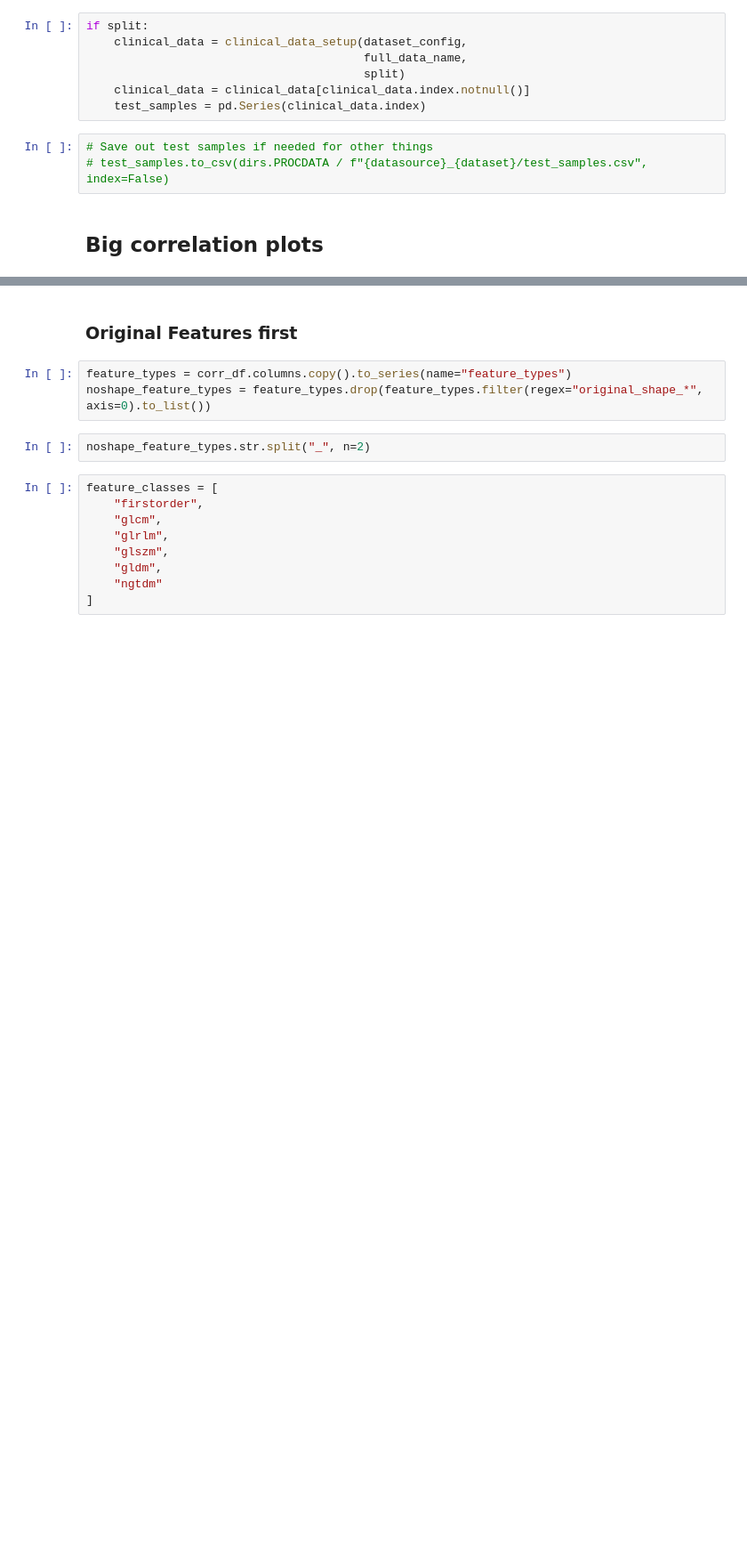
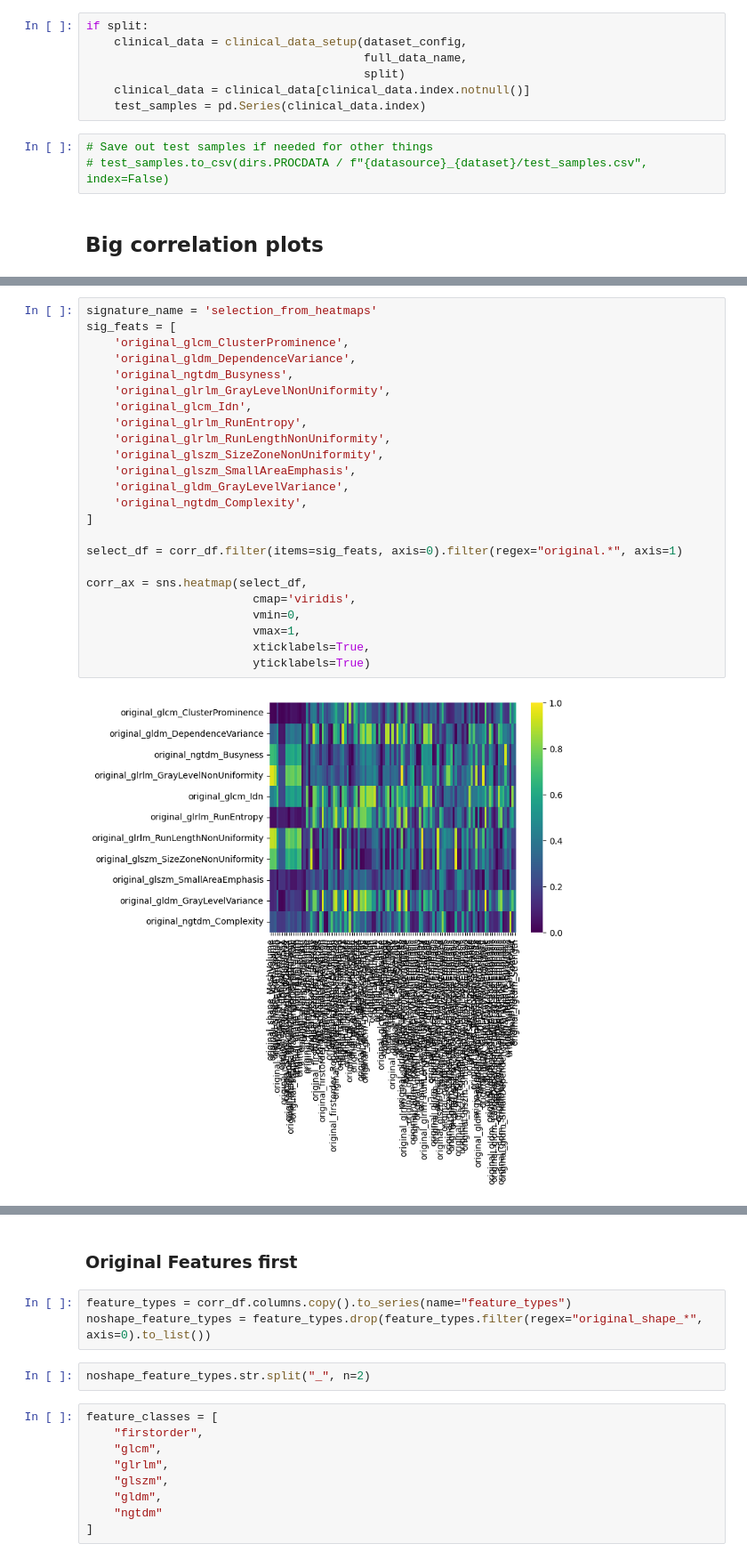
Before and after one commit to bhklab/readii_2_roqc, a Jupyter notebook: sandbox/visualization/radiomic_feature_correlations_2026.ipynb, the cells around one changed output, grey strips where cells are left out. Shown at 89% size. Drawn from its saved outputs; the diff is of its cells as text; blank space fills up the shorter version.

```diff
--- a/sandbox/visualization/radiomic_feature_correlations_2026.ipynb
+++ b/sandbox/visualization/radiomic_feature_correlations_2026.ipynb
@@ -52,0 +71,26 @@ corr_df = pd.read_csv(self_corr_path, index_col=0)
+# %%
+signature_name = 'selection_from_heatmaps'
+sig_feats = [
+    'original_glcm_ClusterProminence',
+    'original_gldm_DependenceVariance',
+    'original_ngtdm_Busyness',
+    'original_glrlm_GrayLevelNonUniformity',
+    'original_glcm_Idn',
+    'original_glrlm_RunEntropy',
+    'original_glrlm_RunLengthNonUniformity',
+    'original_glszm_SizeZoneNonUniformity',
+    'original_glszm_SmallAreaEmphasis',
+    'original_gldm_GrayLevelVariance',
+    'original_ngtdm_Complexity',
+]
+
+select_df = corr_df.filter(items=sig_feats, axis=0).filter(regex="original.*", axis=1)
+
+corr_ax = sns.heatmap(select_df,
+                        cmap='viridis',
+                        vmin=0,
+                        vmax=1,
+                        xticklabels=True,
+                        yticklabels=True)
+# %% [output]
+[figure, added]
```
Also changed, not shown: parts of 19 cells of this notebook.
